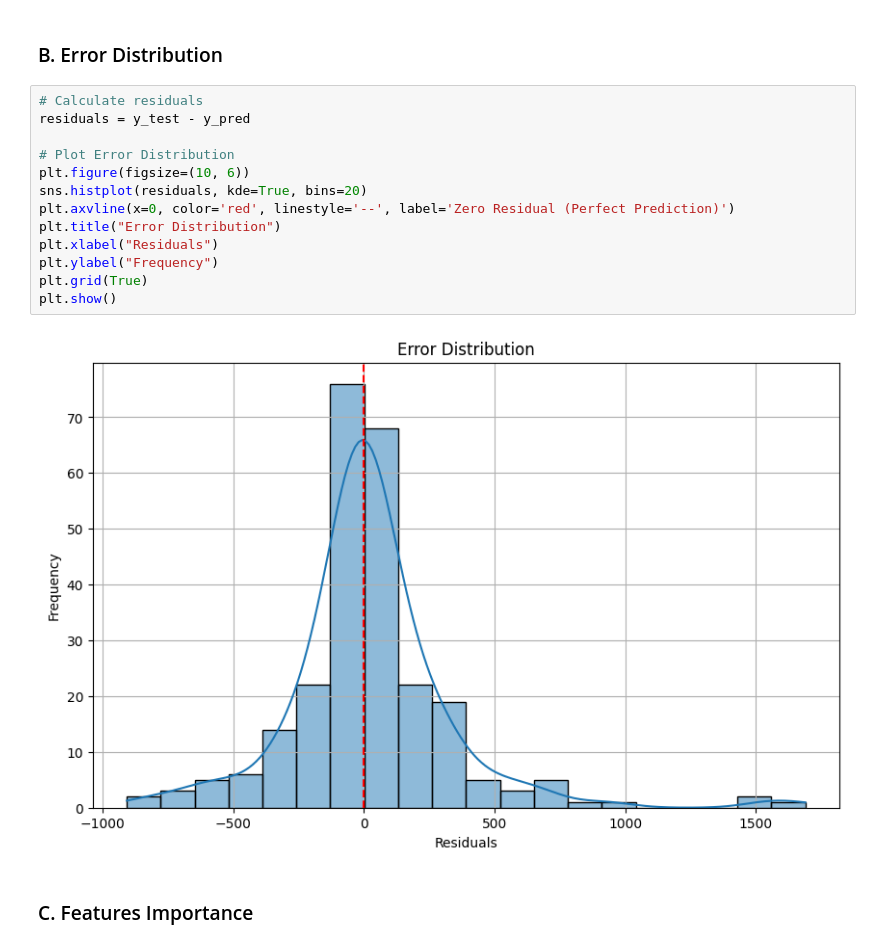
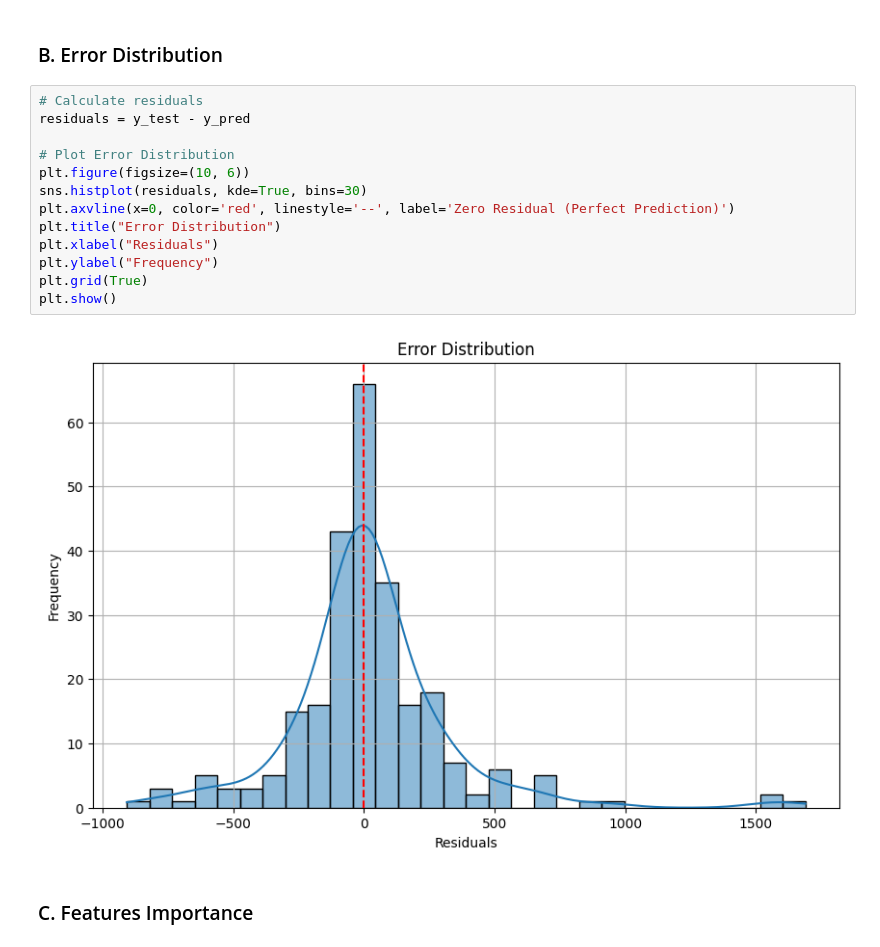
Before and after one commit to EliyaRabia/Tabular-Data-Project, a Jupyter notebook: part2.ipynb, the cells around one changed output. Saved outputs shown, nothing was run; the diff lists cells and outputs as text.

```diff
--- a/part2.ipynb
+++ b/part2.ipynb
@@ -148,18 +148,18 @@ plt.show()
 # %%
 # Calculate residuals
 residuals = y_test - y_pred
 
 # Plot Error Distribution
 plt.figure(figsize=(10, 6))
-sns.histplot(residuals, kde=True, bins=20)
+sns.histplot(residuals, kde=True, bins=30)
 plt.axvline(x=0, color='red', linestyle='--', label='Zero Residual (Perfect Prediction)')
 plt.title("Error Distribution")
 plt.xlabel("Residuals")
 plt.ylabel("Frequency")
 plt.grid(True)
 plt.show()
 # %% [output]
-[figure, old version]
+[figure, new version]
 # %% [markdown]
 ### C. Features Importance
 # %%
```
Also changed, not shown: parts of 9 cells of this notebook.
